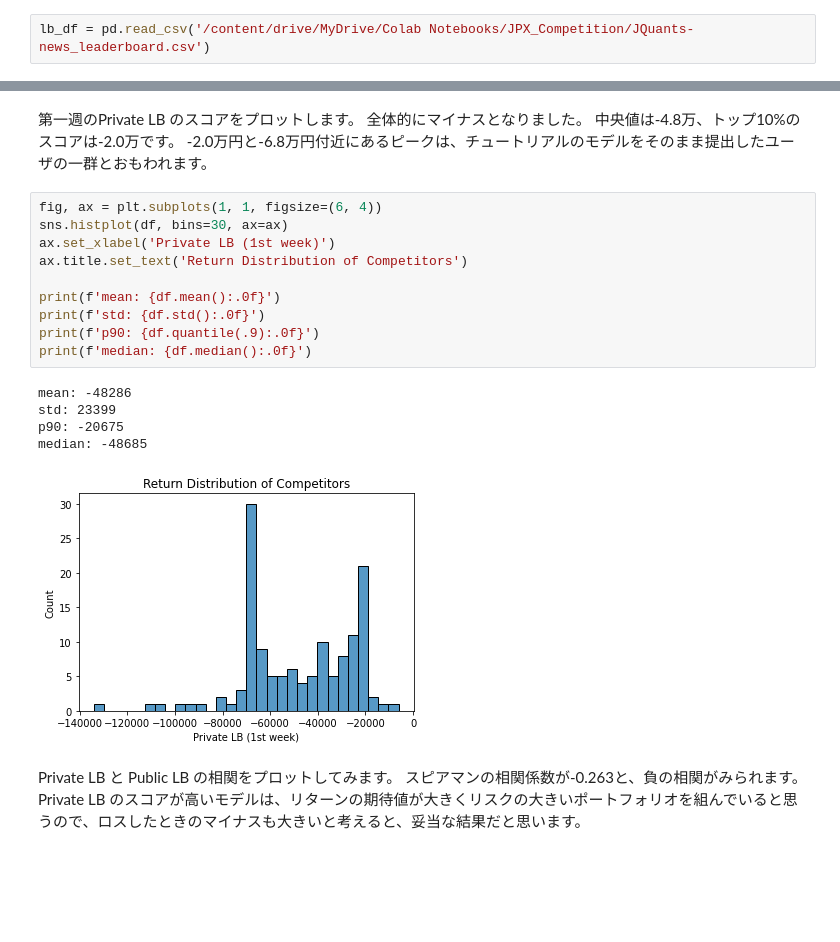
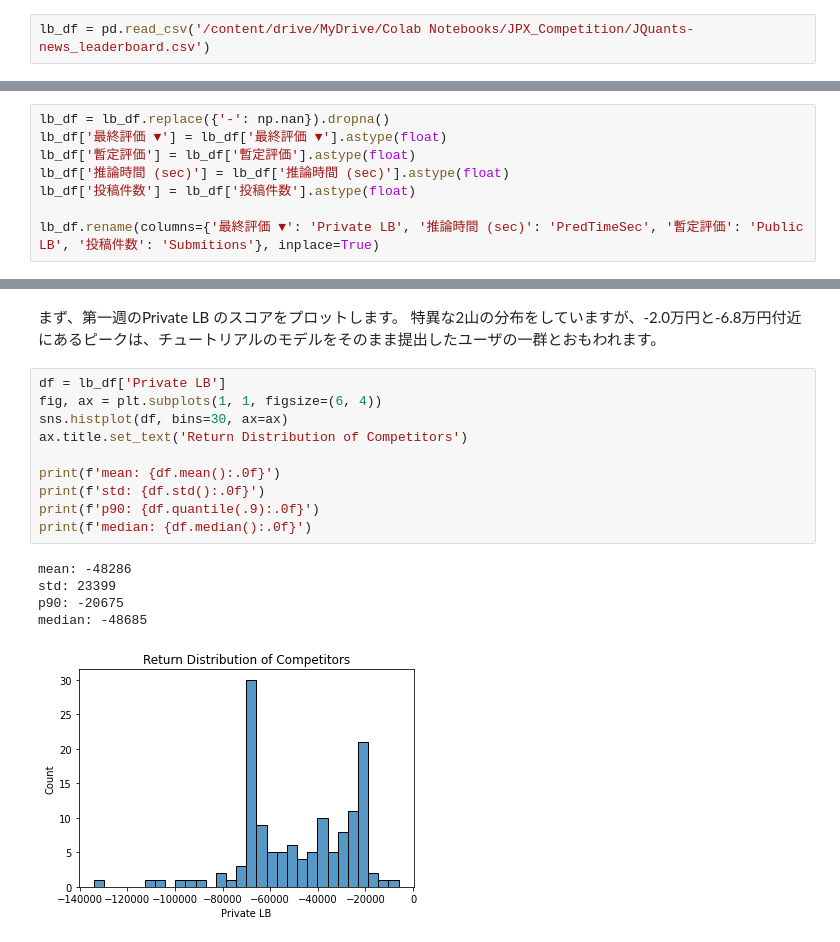
Before and after one commit to bilzard/JQuants-news, a Jupyter notebook: Ex01_JQuants_news_evaluation_1st_week.ipynb, the cells around one changed output, grey strips where cells are left out. Saved outputs shown, nothing was run; the diff lists cells and outputs as text; blank space fills up the shorter version.

```diff
--- a/Ex01_JQuants_news_evaluation_1st_week.ipynb
+++ b/Ex01_JQuants_news_evaluation_1st_week.ipynb
@@ -24,3 +24,11 @@ lb_df = lb_df.replace({'-': np.nan}).dropna()
+# %%
+lb_df = lb_df.replace({'-': np.nan}).dropna()
+lb_df['最終評価 ▼'] = lb_df['最終評価 ▼'].astype(float)
+lb_df['暫定評価'] = lb_df['暫定評価'].astype(float)
+lb_df['推論時間 (sec)'] = lb_df['推論時間 (sec)'].astype(float)
+lb_df['投稿件数'] = lb_df['投稿件数'].astype(float)
+
+lb_df.rename(columns={'最終評価 ▼': 'Private LB', '推論時間 (sec)': 'PredTimeSec', '暫定評価': 'Public LB', '投稿件数': 'Submitions'}, inplace=True)
 # %%
 lb_df.head()
 # %% [output]
@@ -40,27 +49,21 @@ ax.title.set_text('Return Distribution of Competitors')
 # %% [output]
 [figure]
 # %% [markdown]
-第一週のPrivate LB のスコアをプロットします。
-全体的にマイナスとなりました。
-中央値は-4.8万、トップ10%のスコアは-2.0万です。
--2.0万円と-6.8万円付近にあるピークは、チュートリアルのモデルをそのまま提出したユーザの一群とおもわれます。
+まず、第一週のPrivate LB のスコアをプロットします。
+特異な2山の分布をしていますが、-2.0万円と-6.8万円付近にあるピークは、チュートリアルのモデルをそのまま提出したユーザの一群とおもわれます。
 # %%
+df = lb_df['Private LB']
 fig, ax = plt.subplots(1, 1, figsize=(6, 4))
 sns.histplot(df, bins=30, ax=ax)
-ax.set_xlabel('Private LB (1st week)')
 ax.title.set_text('Return Distribution of Competitors')
 
 print(f'mean: {df.mean():.0f}')
 print(f'std: {df.std():.0f}')
 print(f'p90: {df.quantile(.9):.0f}')
 print(f'median: {df.median():.0f}')
 # %% [output]
 mean: -48286
 std: 23399
 p90: -20675
 median: -48685
-[figure, old version]
+[figure, new version]
-# %% [markdown]
-Private LB と Public LB の相関をプロットしてみます。
-スピアマンの相関係数が-0.263と、負の相関がみられます。
-Private LB のスコアが高いモデルは、リターンの期待値が大きくリスクの大きいポートフォリオを組んでいると思うので、ロスしたときのマイナスも大きいと考えると、妥当な結果だと思います。
```
Also changed, not shown: parts of 17 cells of this notebook.
